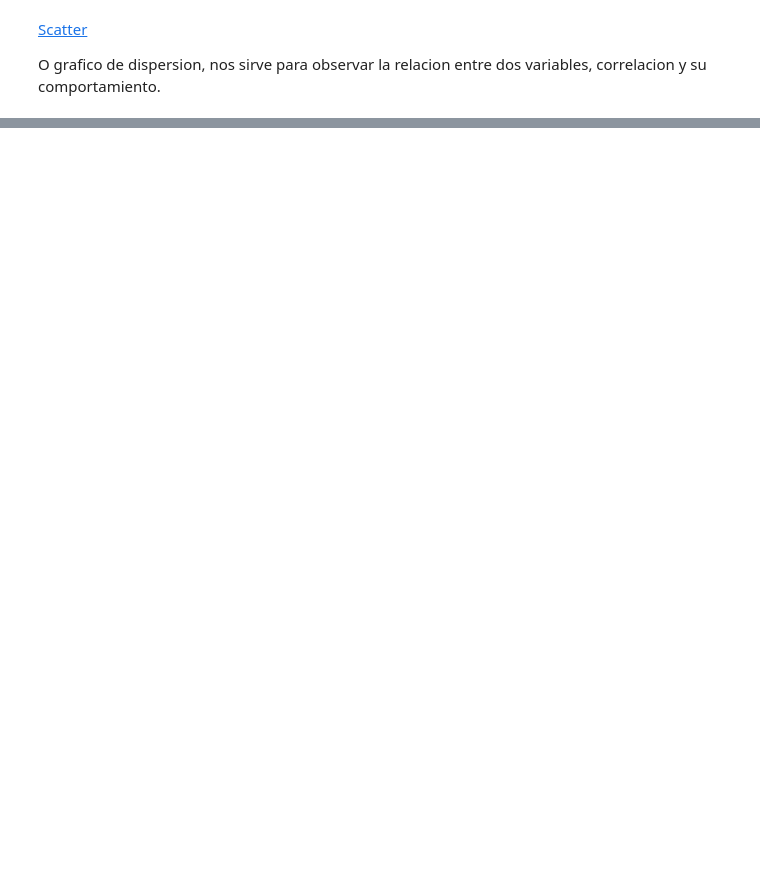
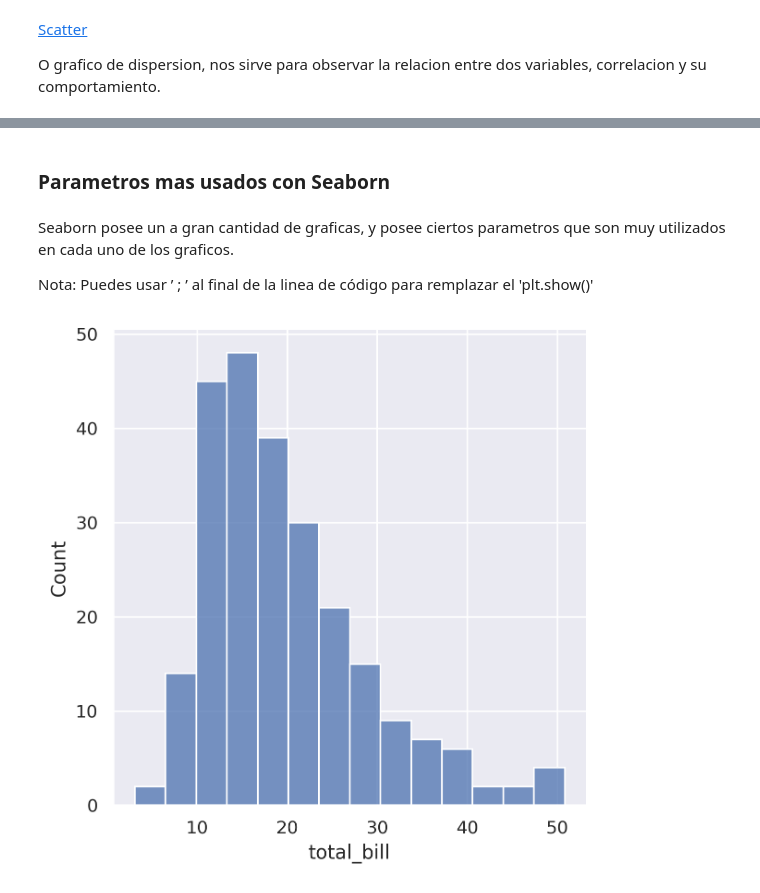
Before and after one commit to alvatorrs/Librerias_Python, a Jupyter notebook: matplotlib_seaborn.ipynb, the cells around one changed output, grey strips where cells are left out. Drawn from its saved outputs; the diff is of its cells as text; code cells hidden in the pictures; blank space fills up the shorter version.

```diff
--- a/matplotlib_seaborn.ipynb
+++ b/matplotlib_seaborn.ipynb
@@ -425,0 +504,16 @@ plt.show()
+# %% [markdown]
+### Parametros mas usados con Seaborn
+# %% [markdown]
+Seaborn posee un a gran cantidad de graficas, y posee ciertos parametros que son muy utilizados en cada uno de los graficos.
+
+Nota: Puedes usar ’ ; ’ al final de la linea de código para remplazar el 'plt.show()'
+# %%
+import seaborn as sns
+sns.set(rc={"figure.dpi":250}) # configurar la nitidez dpi -> densidad de pixeles
+# traer datos de prueba desde seaborn
+tips_dataset = sns.load_dataset('tips')
+
+# histograma de la distribucion de total_bill
+sns.displot(data=tips_dataset, x='total_bill');
+# %% [output]
+[figure, added]
```
Also changed, not shown: parts of 78 cells of this notebook.
